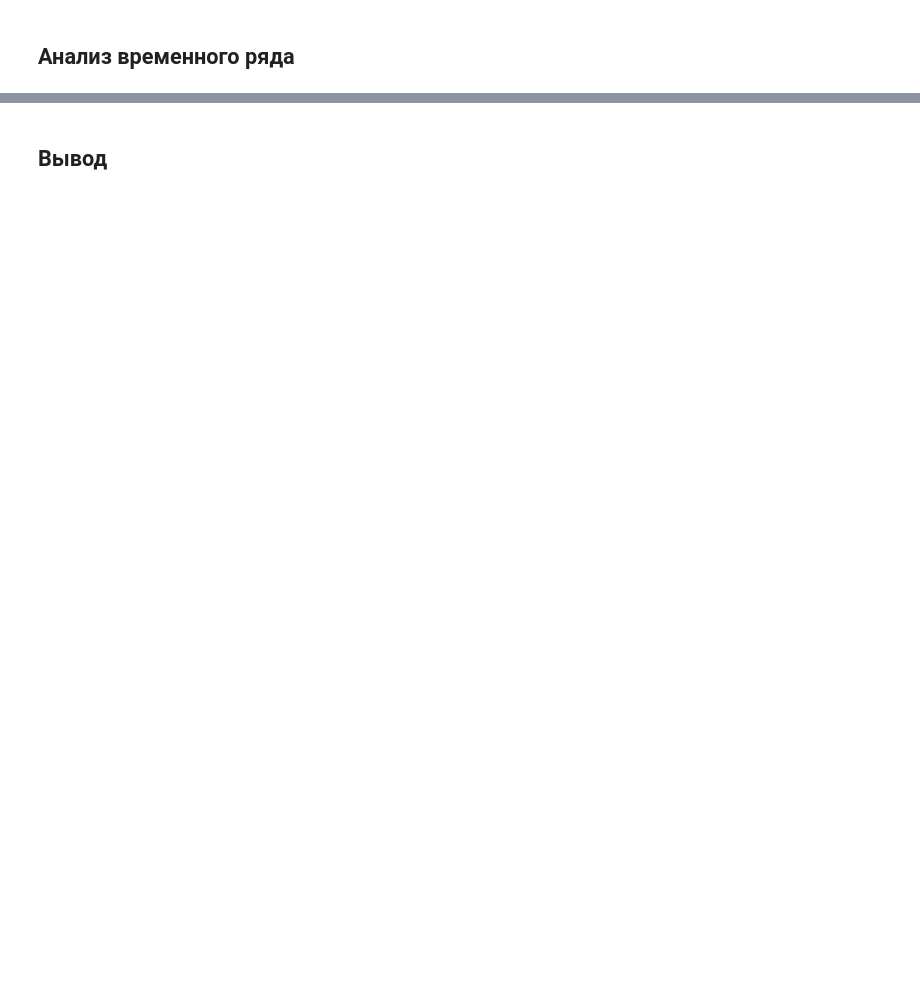
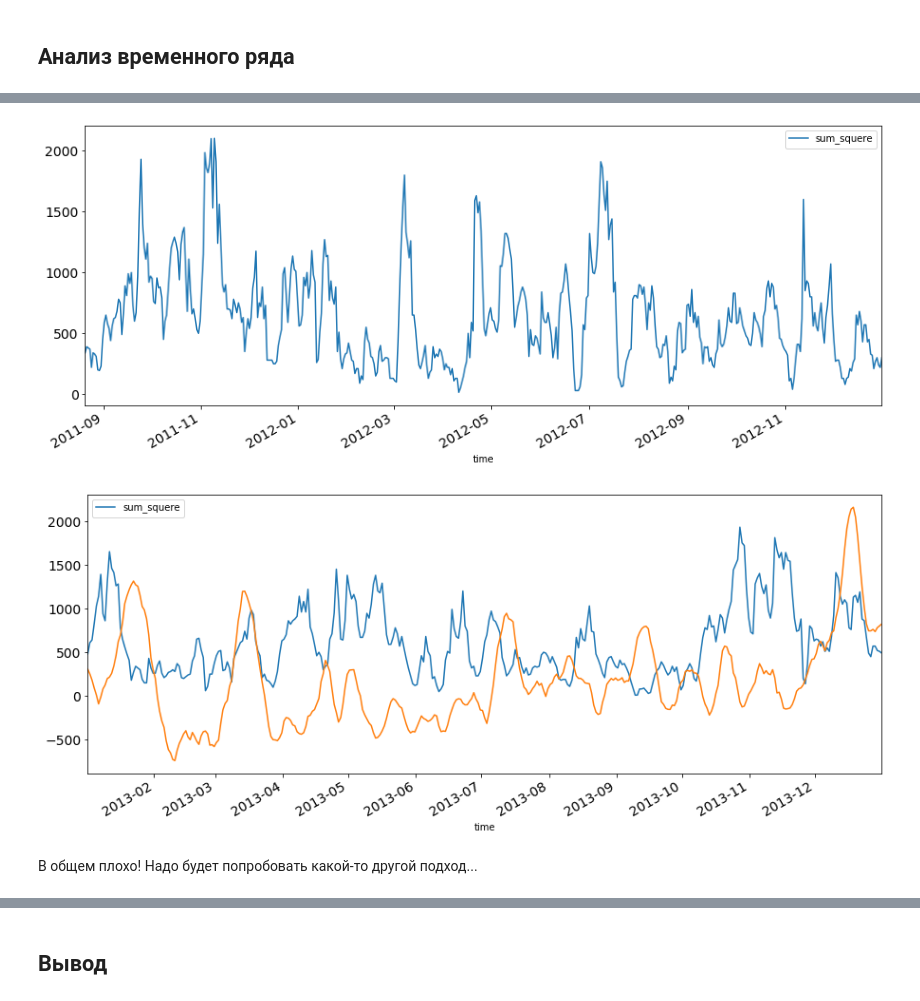
Before and after one commit to LevKats/SphereDataMining, a Jupyter notebook: katsHW3.ipynb, the cells around one changed output, grey strips where cells are left out. Saved outputs shown, nothing was run; the diff lists cells and outputs as text; code cells hidden in the pictures; blank space fills up the shorter version.

```diff
--- a/katsHW3.ipynb
+++ b/katsHW3.ipynb
@@ -226,0 +282,15 @@ Ttest_indResult(statistic=-13.340963575086779, pvalue=2.951137969197117e-40)
+# %%
+train.iloc[-500:].plot(figsize=(15,6), fontsize=14)
+test.plot(figsize=(15,6), fontsize=14)
+forecast = test.copy()
+
+fit1 = ExponentialSmoothing(np.asarray(train), seasonal_periods=365, trend='add', seasonal='add').fit()
+forecast = pd.Series(fit1.forecast(len(test)))
+forecast.index = test.index
+forecast.plot(figsize=(15,6), fontsize=14)
+plt.show()
+# %% [output]
+[figure, added]
+[figure, added]
+# %% [markdown]
+В общем плохо! Надо будет попробовать какой-то другой подход...
```
Also changed, not shown: parts of 37 cells of this notebook.
